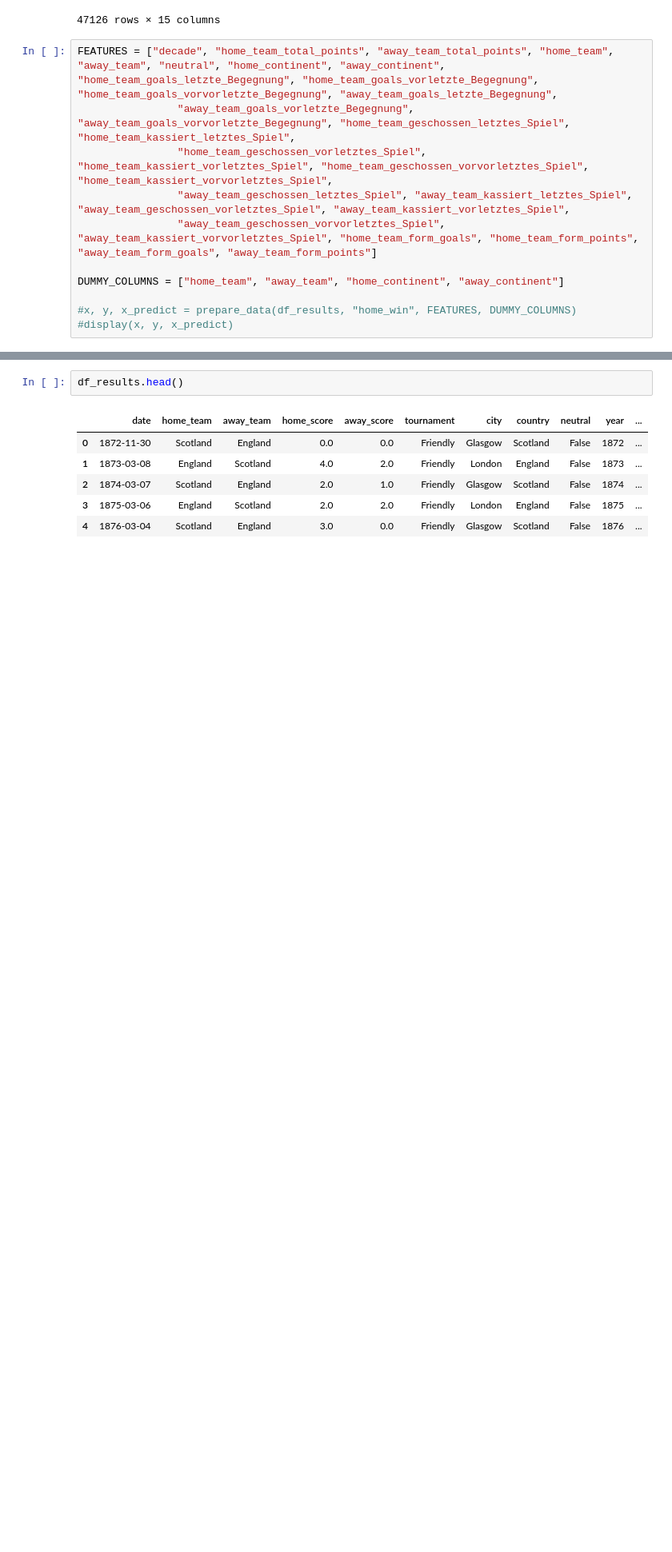
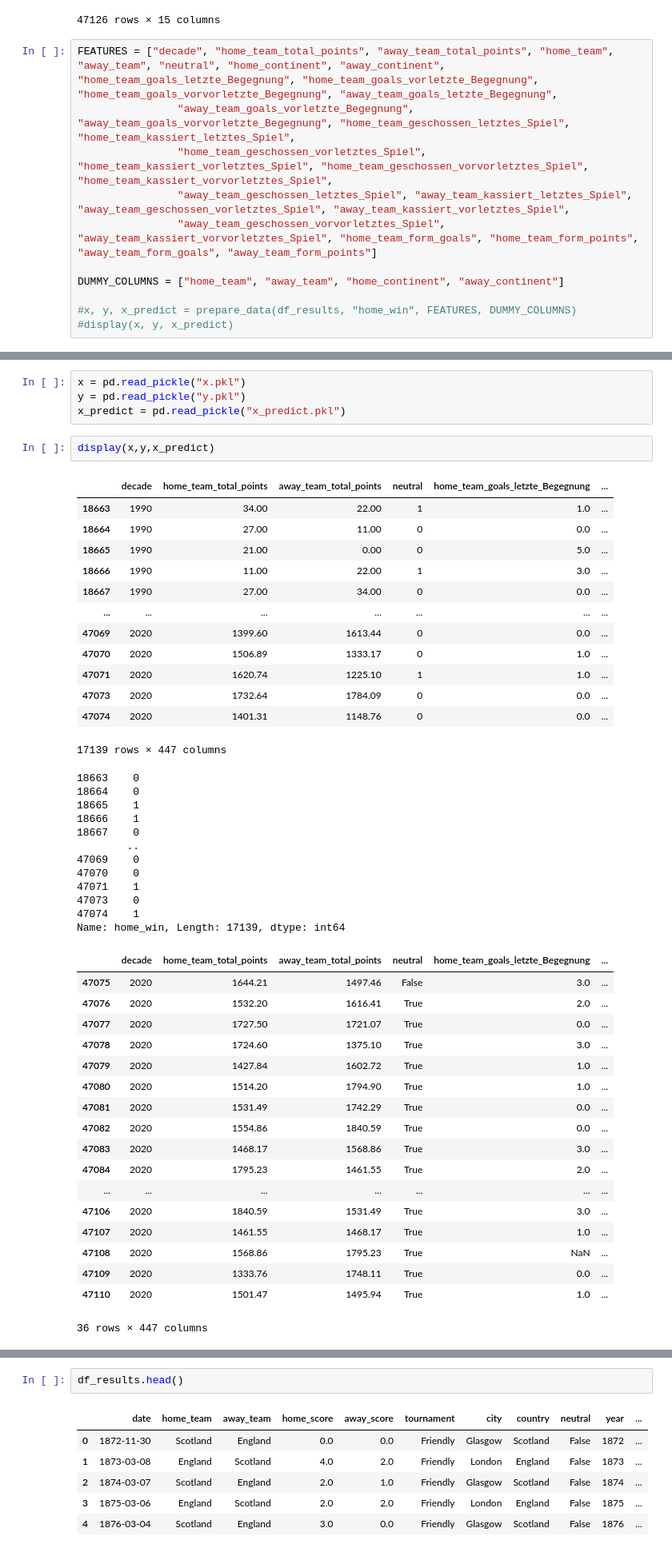
Before and after one commit to NiklasSeitherDHBW/Fussballergebnisse, a Jupyter notebook: Niklas_Weiterfürhung Sphie.ipynb, the cells around one changed output, grey strips where cells are left out. Shown at 80% size. Drawn from its saved outputs; the diff is of its cells as text; blank space fills up the shorter version.

Commit message:
foud out how to predict

```diff
--- a/Niklas_Weiterfürhung Sphie.ipynb
+++ b/Niklas_Weiterfürhung Sphie.ipynb
@@ -3177,3 +3190,53 @@ DUMMY_COLUMNS = ["home_team", "away_team", "home_continent", "away_continent"]
+# %%
+x = pd.read_pickle("x.pkl")
+y = pd.read_pickle("y.pkl")
+x_predict = pd.read_pickle("x_predict.pkl")
+# %%
+display(x,y,x_predict)
+# %% [output]
+|  | decade | home_team_total_points | away_team_total_points | neutral | home_team_goals_letzte_Begegnung | ... |
+| 18663 | 1990 | 34.00 | 22.00 | 1 | 1.0 | ... |
+| 18664 | 1990 | 27.00 | 11.00 | 0 | 0.0 | ... |
+| 18665 | 1990 | 21.00 | 0.00 | 0 | 5.0 | ... |
+| 18666 | 1990 | 11.00 | 22.00 | 1 | 3.0 | ... |
+| 18667 | 1990 | 27.00 | 34.00 | 0 | 0.0 | ... |
+| ... | ... | ... | ... | ... | ... | ... |
+| 47069 | 2020 | 1399.60 | 1613.44 | 0 | 0.0 | ... |
+| 47070 | 2020 | 1506.89 | 1333.17 | 0 | 1.0 | ... |
+| 47071 | 2020 | 1620.74 | 1225.10 | 1 | 1.0 | ... |
+| 47073 | 2020 | 1732.64 | 1784.09 | 0 | 0.0 | ... |
+| 47074 | 2020 | 1401.31 | 1148.76 | 0 | 0.0 | ... |
+17139 rows × 447 columns
+18663    0
+18664    0
+18665    1
+18666    1
+18667    0
+        ..
+47069    0
+47070    0
+47071    1
+47073    0
+47074    1
+Name: home_win, Length: 17139, dtype: int64
+|  | decade | home_team_total_points | away_team_total_points | neutral | home_team_goals_letzte_Begegnung | ... |
+| 47075 | 2020 | 1644.21 | 1497.46 | False | 3.0 | ... |
+| 47076 | 2020 | 1532.20 | 1616.41 | True | 2.0 | ... |
+| 47077 | 2020 | 1727.50 | 1721.07 | True | 0.0 | ... |
+| 47078 | 2020 | 1724.60 | 1375.10 | True | 3.0 | ... |
+| 47079 | 2020 | 1427.84 | 1602.72 | True | 1.0 | ... |
+| 47080 | 2020 | 1514.20 | 1794.90 | True | 1.0 | ... |
+| 47081 | 2020 | 1531.49 | 1742.29 | True | 0.0 | ... |
+| 47082 | 2020 | 1554.86 | 1840.59 | True | 0.0 | ... |
+| 47083 | 2020 | 1468.17 | 1568.86 | True | 3.0 | ... |
+| 47084 | 2020 | 1795.23 | 1461.55 | True | 2.0 | ... |
+| ... | ... | ... | ... | ... | ... | ... |
+| 47106 | 2020 | 1840.59 | 1531.49 | True | 3.0 | ... |
+| 47107 | 2020 | 1461.55 | 1468.17 | True | 1.0 | ... |
+| 47108 | 2020 | 1568.86 | 1795.23 | True | NaN | ... |
+| 47109 | 2020 | 1333.76 | 1748.11 | True | 0.0 | ... |
+| 47110 | 2020 | 1501.47 | 1495.94 | True | 1.0 | ... |
+36 rows × 447 columns
 # %%
 SVM0_LINEAR_ID = "SVM0-linear"
 SVM0_POLY_ID = "SVM0-poly"
```
Also changed, not shown: parts of 28 cells of this notebook.
